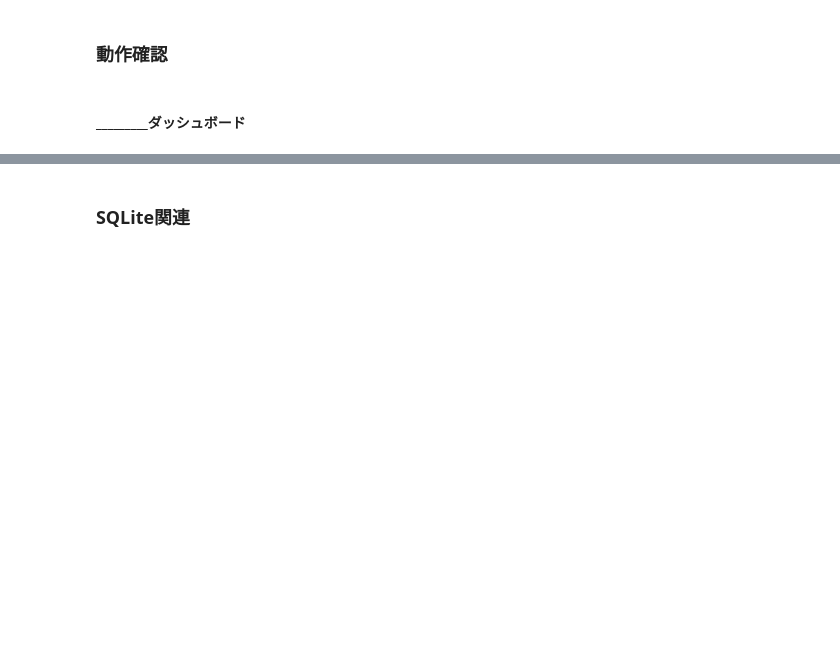
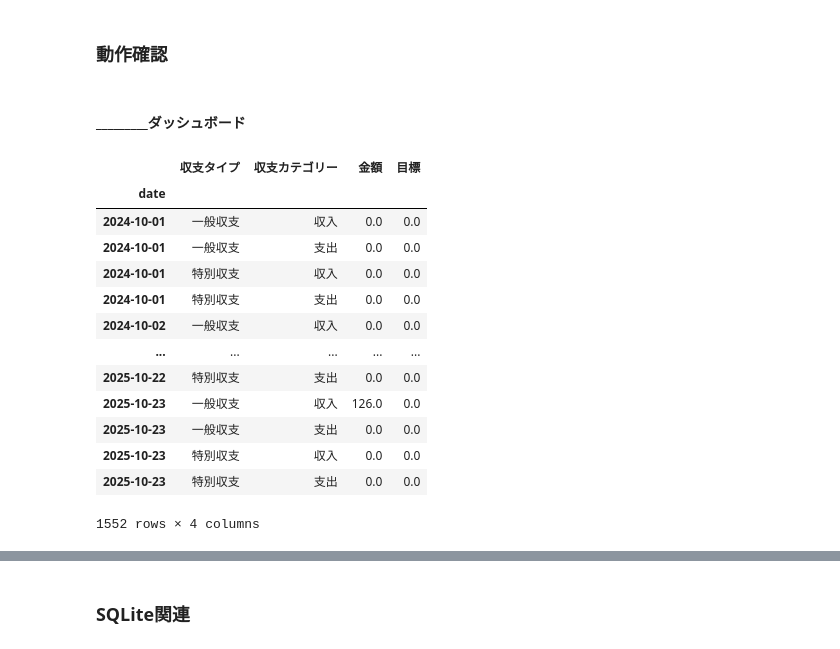
Before and after one commit to Tetibeam/004_finance_app_V001, a Jupyter notebook: 01_data_exploration.ipynb, the cells around one changed output, grey strips where cells are left out. Cells and saved outputs as stored; diff of their text form; code cells hidden in the pictures; blank space fills up the shorter version.

```diff
--- a/01_data_exploration.ipynb
+++ b/01_data_exploration.ipynb
@@ -34,0 +78,22 @@ load_csv_to_db(
+# %%
+# 3-6.収支
+df_balance = get_df_from_db(
+    DB_PATH_FINANCE, "収支詳細", "date", ["収支タイプ", "収支カテゴリー"],["金額", "目標"],
+    "sum", set_index=True
+)
+df_balance
+# %% [output]
+|  | 収支タイプ | 収支カテゴリー | 金額 | 目標 |
+| date |  |  |  |  |
+| 2024-10-01 | 一般収支 | 収入 | 0.0 | 0.0 |
+| 2024-10-01 | 一般収支 | 支出 | 0.0 | 0.0 |
+| 2024-10-01 | 特別収支 | 収入 | 0.0 | 0.0 |
+| 2024-10-01 | 特別収支 | 支出 | 0.0 | 0.0 |
+| 2024-10-02 | 一般収支 | 収入 | 0.0 | 0.0 |
+| ... | ... | ... | ... | ... |
+| 2025-10-22 | 特別収支 | 支出 | 0.0 | 0.0 |
+| 2025-10-23 | 一般収支 | 収入 | 126.0 | 0.0 |
+| 2025-10-23 | 一般収支 | 支出 | 0.0 | 0.0 |
+| 2025-10-23 | 特別収支 | 収入 | 0.0 | 0.0 |
+| 2025-10-23 | 特別収支 | 支出 | 0.0 | 0.0 |
+1552 rows × 4 columns
```
Also changed, not shown: parts of 13 cells of this notebook, 3 other files.
